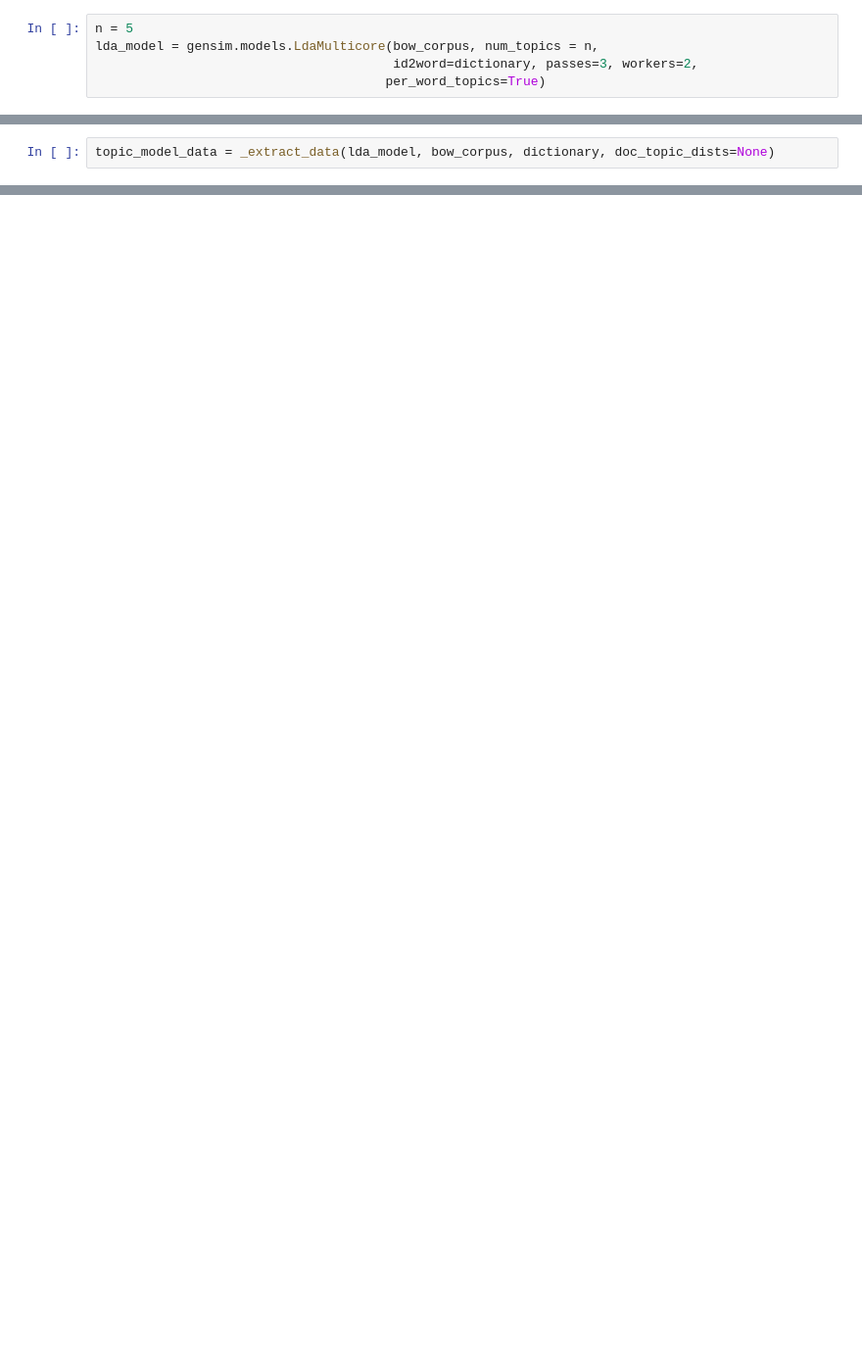
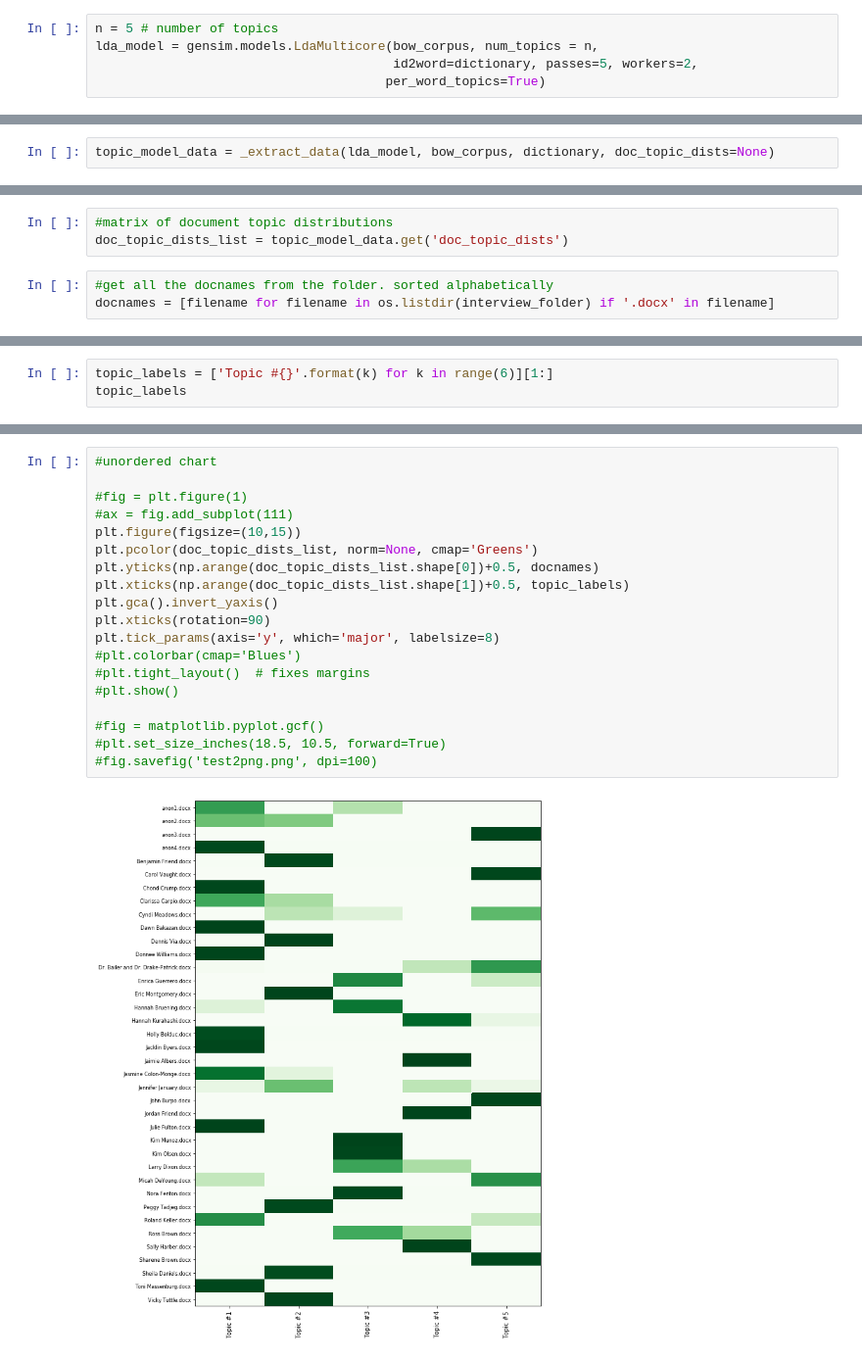
Before and after one commit to chairmanX/Python-Projects, a Jupyter notebook: Topic Modeling.ipynb, the cells around one changed output, grey strips where cells are left out. Shown: that part at 98% size. Drawn from its saved outputs; the diff is of its cells as text; blank space fills up the shorter version.

```diff
--- a/Topic Modeling.ipynb
+++ b/Topic Modeling.ipynb
@@ -199,8 +205,8 @@ for doc in corpus_tfidf:
 # %% [markdown]
 Running LDA with Bag of Words
 # %%
-n = 5
+n = 5 # number of topics
 lda_model = gensim.models.LdaMulticore(bow_corpus, num_topics = n,
-                                       id2word=dictionary, passes=3, workers=2,
+                                       id2word=dictionary, passes=5, workers=2,
                                       per_word_topics=True)
 # %% [markdown]
@@ -345,0 +353,6 @@ len(topic_model_data['doc_topic_dists'])
+# %%
+#matrix of document topic distributions
+doc_topic_dists_list = topic_model_data.get('doc_topic_dists')
+# %%
+#get all the docnames from the folder. sorted alphabetically
+docnames = [filename for filename in os.listdir(interview_folder) if '.docx' in filename]
@@ -345,0 +417,3 @@ len(topic_model_data['doc_topic_dists'])
+# %%
+topic_labels = ['Topic #{}'.format(k) for k in range(6)][1:]
+topic_labels
@@ -345,0 +422,21 @@ len(topic_model_data['doc_topic_dists'])
+# %%
+#unordered chart
+
+#fig = plt.figure(1)
+#ax = fig.add_subplot(111)
+plt.figure(figsize=(10,15))
+plt.pcolor(doc_topic_dists_list, norm=None, cmap='Greens')
+plt.yticks(np.arange(doc_topic_dists_list.shape[0])+0.5, docnames)
+plt.xticks(np.arange(doc_topic_dists_list.shape[1])+0.5, topic_labels)
+plt.gca().invert_yaxis()
+plt.xticks(rotation=90)
+plt.tick_params(axis='y', which='major', labelsize=8)
+#plt.colorbar(cmap='Blues')
+#plt.tight_layout()  # fixes margins
+#plt.show()
+
+#fig = matplotlib.pyplot.gcf()
+#plt.set_size_inches(18.5, 10.5, forward=True)
+#fig.savefig('test2png.png', dpi=100)
+# %% [output]
+[figure, added]
```
Also changed, not shown: parts of 23 cells of this notebook.
